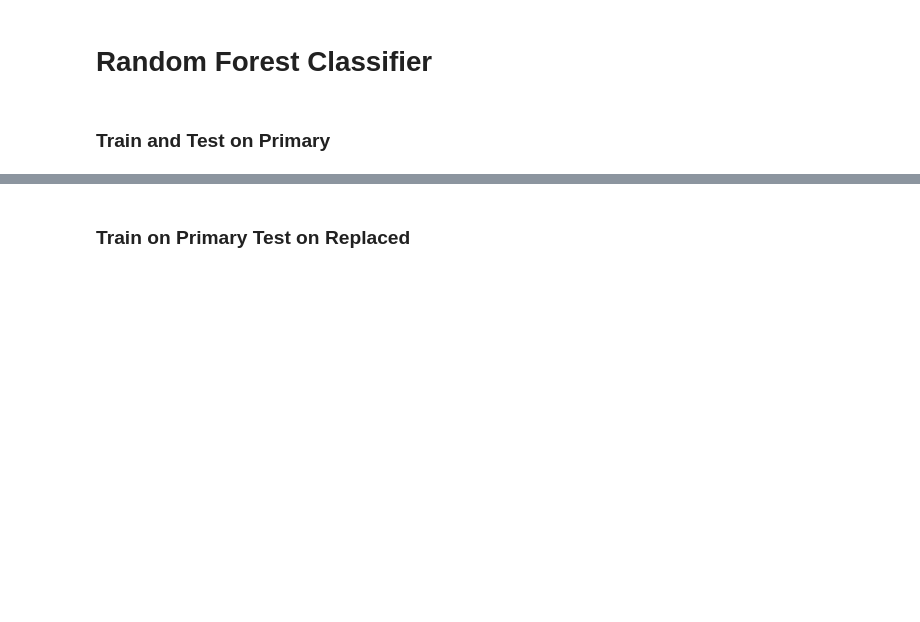
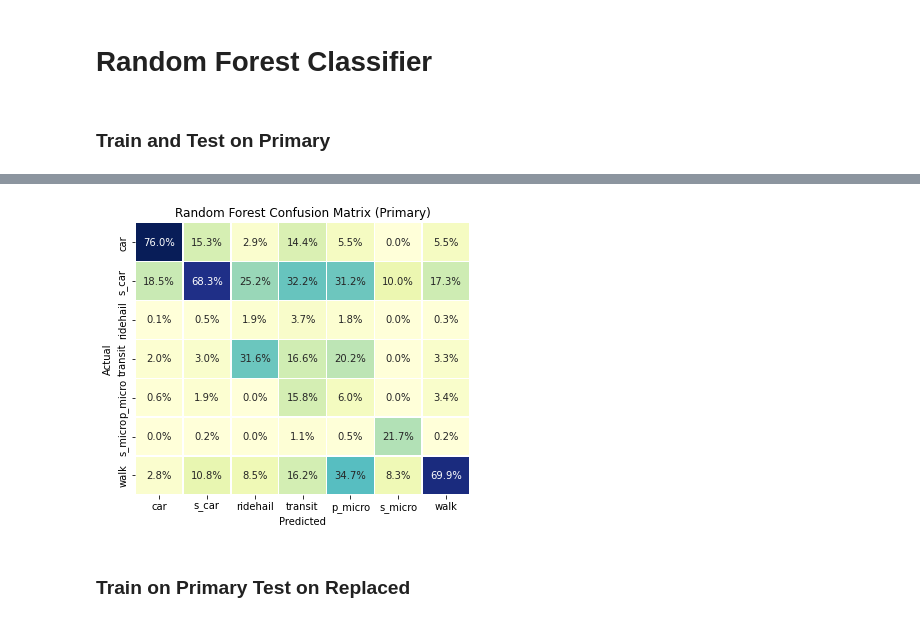
Before and after one commit to e-mission/em-public-dashboard, a Jupyter notebook: viz_scripts/biogeme_test.ipynb, the cells around one changed output, grey strips where cells are left out. Drawn from its saved outputs; the diff is of its cells as text; code cells hidden in the pictures; blank space fills up the shorter version.

Commit message:
Update analysis

```diff
--- a/viz_scripts/biogeme_test.ipynb
+++ b/viz_scripts/biogeme_test.ipynb
@@ -287,12 +539,12 @@ expanded_ct.columns
 # %% [markdown]
 ## Data Preprocessing
 # %%
-# Select variables of interest from complete OpenPATH data
-data = expanded_ct[['Mode_confirm','Replaced_mode','replaced_mode','Trip_purpose','duration','distance_miles','start_local_dt_weekday','available_modes','AGE','HHINC','VEH','HHSIZE','CHILDREN','GENDER','STUDENT','user_id','start_local_dt_year','start_local_dt_month','start_local_dt_day']].copy()
-
 # Add non-label category
 expanded_ct['replaced_mode'] = expanded_ct['replaced_mode'].fillna('Unlabeled')
 expanded_ct.loc[expanded_ct['replaced_mode'] == 'Unlabeled', 'Replaced_mode'] = "Unlabeled"
+
+# Select variables of interest from complete OpenPATH data
+data = expanded_ct[['Mode_confirm','Replaced_mode','replaced_mode','Trip_purpose','duration','distance_miles','start_local_dt_weekday','available_modes','AGE','HHINC','VEH','HHSIZE','CHILDREN','GENDER','STUDENT','user_id','start_local_dt_year','start_local_dt_month','start_local_dt_day']].copy()
 
 # Get timestamp from known year/month/day aggregated to days
 data.rename(columns={'start_local_dt_year':'year','start_local_dt_month':'month','start_local_dt_day':'day'}, inplace=True)
@@ -392,7 +644,8 @@ availability_codes = {'Public transportation (bus, subway, light rail, etc.)':'t
                     'Bicycle':'p_micro',
                     'Shared bicycle or scooter':'s_micro',
                     'Walk/roll':'walk',
-                    'Skateboard':'p_micro'}
+                    'Skateboard':'p_micro',
+                    'ebike':'ebike'}
 
 # Create columns for available modes under each trip
 def add_mode_availability(data, availability_codes, availability_col, choice_col, replaced_col):
@@ -485,14 +774,25 @@ data.isna().sum()
 # %%
-# Remove ebike (mode 7) trips from data (assume ebike would not be chosen to replace ebike)
-df_non_ebike = data[~data['Mode_confirm'].isin([7])]
+# All replaced trips
+df_replaced_trips = data[~data['Replaced_mode'].isin([8,9,10])].copy()
 
-# Also set up a dataset of only ebike (for then testing replaced mode since it is mode of interest)
-df_ebike = data[data['Mode_confirm'].isin([7])]
+# Only non-ebike
+df_non_ebike = data[~data['Mode_confirm'].isin([7])].copy()
+
+# Only ebike, labeled trips
+df_ebike = data[data['Mode_confirm'].isin([7])].copy()
 df_ebike = df_ebike[~df_ebike['Replaced_mode'].isin([7,8,9,10])]
 
-# Also set up a dataset of ebike including unlabeled replacement/new trips (for final labeling/emissions analysis)
-df_ebike_no_rep = data[data['Mode_confirm'].isin([7])]
-df_ebike_no_rep = df_ebike_no_rep[~df_ebike_no_rep['Replaced_mode'].isin([7,8,9])]
+# Only ebike, unlabeled trips
+df_ebike_unlabeled = data[data['Mode_confirm'].isin([7])].copy()
+df_ebike_unlabeled = df_ebike_unlabeled[df_ebike_unlabeled['Replaced_mode'].isin([10])]
+
+# Only ebike, labeled and unlabeled trips
+df_ebike_to_label = data[data['Mode_confirm'].isin([7])].copy()
+df_ebike_to_label = df_ebike_to_label[~df_ebike_to_label['Replaced_mode'].isin([7,8,9])]
+
+# Only ebike, only new trips
+df_ebike_new_travel = data[data['Mode_confirm'].isin([7])].copy()
+df_ebike_new_travel = df_ebike_new_travel[df_ebike_new_travel['Replaced_mode'].isin([9])]
 
 # Set up K-fold cross validation
 kf = KFold(n_splits=10)
@@ -508,6 +823,7 @@ feature_list = ['tt_car','tt_s_car','tt_walk','tt_p_micro','tt_transit','tt_s_mi
 # Test random forest on the primary mode
 accuracy = []
 f1 = []
+confusion = []
 for train_index, test_index in kf.split(df_non_ebike.values):
     X_train, X_test = df_non_ebike[feature_list].values[train_index], df_non_ebike[feature_list].values[test_index]
     y_train, y_test = df_non_ebike['Mode_confirm'].values[train_index], df_non_ebike['Mode_confirm'].values[test_index]
@@ -519,6 +835,7 @@ for train_index, test_index in kf.split(df_non_ebike.values):
     y_pred = rf.predict(X_test)
     accuracy.append(sum(y_pred==y_test) / len(y_test))
     f1.append(sklearn.metrics.f1_score(y_test, y_pred, average='weighted'))
+    confusion.append(sklearn.metrics.confusion_matrix(y_test, y_pred, labels=[0,1,2,3,4,5,6], normalize='pred'))
 
 print(f"Accuracy: {np.mean(accuracy)}")
 print(f"F1: {np.mean(f1)}")
@@ -534,3 +869,12 @@ rf_keep = rf
+# %%
+# Average and plot the confusion matrices
+confusion_mean = np.mean(np.array(confusion), axis=0)
+
+fig, ax = plt.subplots(figsize=(6,6))
+sns.heatmap(confusion_mean, annot=True, fmt='.1%', cmap='YlGnBu', linewidths=.5, xticklabels=all_categories[0].values[:-1], yticklabels=all_categories[0].values[:-1], cbar=False).set(title='Random Forest Confusion Matrix (Primary)', xlabel='Predicted', ylabel='Actual')
+plt.subplots_adjust(bottom=0.25)
+# %% [output]
+[figure, added]
 # %% [markdown]
 ### Train on Primary Test on Replaced
 # %%
```
Also changed, not shown: parts of 47 cells of this notebook.
